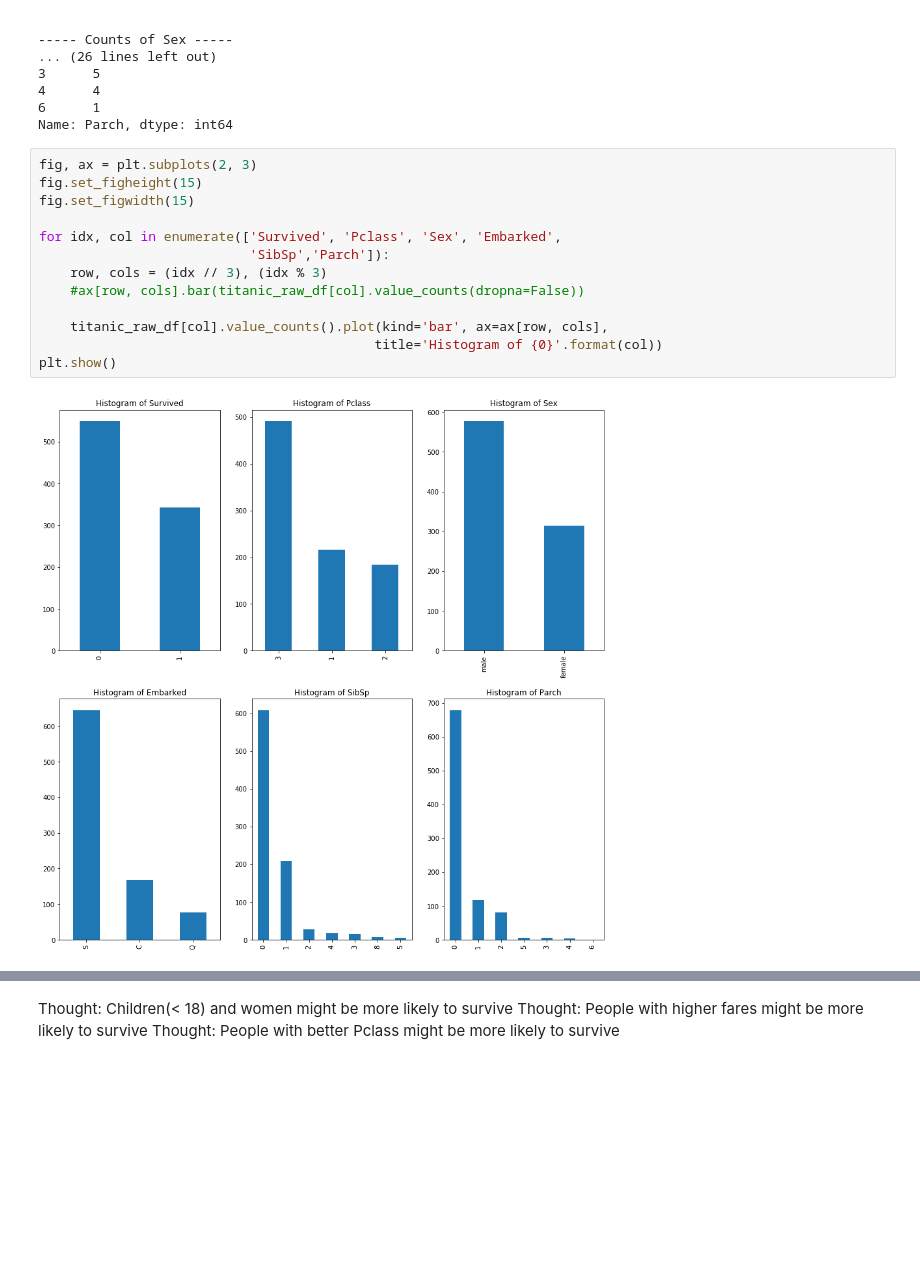
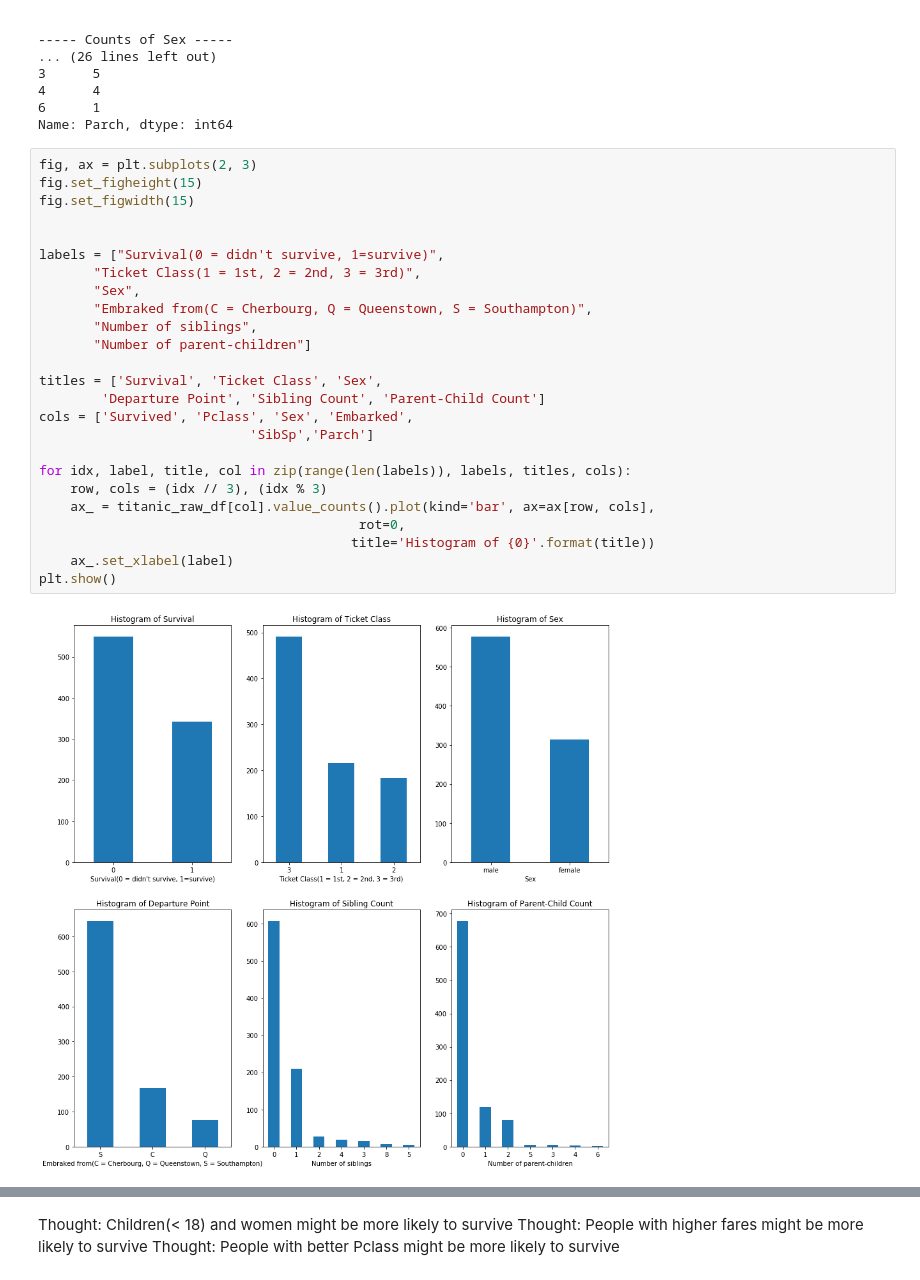
Before and after one commit to dataxerik/Udacity_Data_Analyst, a Jupyter notebook: Intro To Data Analytic/Intro To Data Analysis Project - Titanic Dataset.ipynb, the cells around one changed output, grey strips where cells are left out. Drawn from its saved outputs; the diff is of its cells as text; blank space fills up the shorter version.

```diff
--- a/Intro To Data Analytic/Intro To Data Analysis Project - Titanic Dataset.ipynb
+++ b/Intro To Data Analytic/Intro To Data Analysis Project - Titanic Dataset.ipynb
@@ -140,15 +140,27 @@ Name: Parch, dtype: int64
 # %%
 fig, ax = plt.subplots(2, 3)
 fig.set_figheight(15)
 fig.set_figwidth(15)
 
-for idx, col in enumerate(['Survived', 'Pclass', 'Sex', 'Embarked',
-                           'SibSp','Parch']):
+
+labels = ["Survival(0 = didn't survive, 1=survive)",
+       "Ticket Class(1 = 1st, 2 = 2nd, 3 = 3rd)",
+       "Sex",
+       "Embraked from(C = Cherbourg, Q = Queenstown, S = Southampton)",
+       "Number of siblings",
+       "Number of parent-children"]
+
+titles = ['Survival', 'Ticket Class', 'Sex',
+        'Departure Point', 'Sibling Count', 'Parent-Child Count']
+cols = ['Survived', 'Pclass', 'Sex', 'Embarked',
+                           'SibSp','Parch']
+
+for idx, label, title, col in zip(range(len(labels)), labels, titles, cols):
     row, cols = (idx // 3), (idx % 3)
-    #ax[row, cols].bar(titanic_raw_df[col].value_counts(dropna=False))
-
-    titanic_raw_df[col].value_counts().plot(kind='bar', ax=ax[row, cols],
-                                           title='Histogram of {0}'.format(col))
+    ax_ = titanic_raw_df[col].value_counts().plot(kind='bar', ax=ax[row, cols],
+                                         rot=0,
+                                        title='Histogram of {0}'.format(title))
+    ax_.set_xlabel(label)
 plt.show()
 # %% [output]
-[figure, old version]
+[figure, new version]
```
Also changed, not shown: parts of 18 cells of this notebook.
